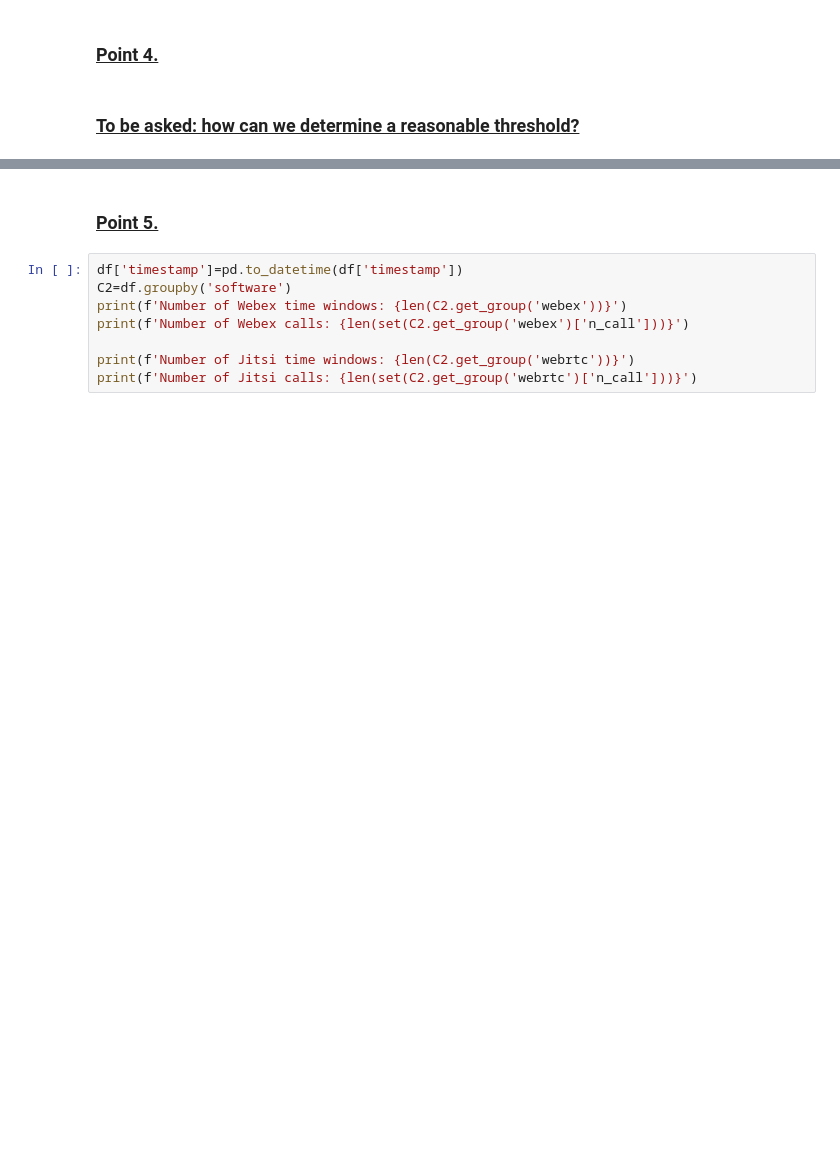
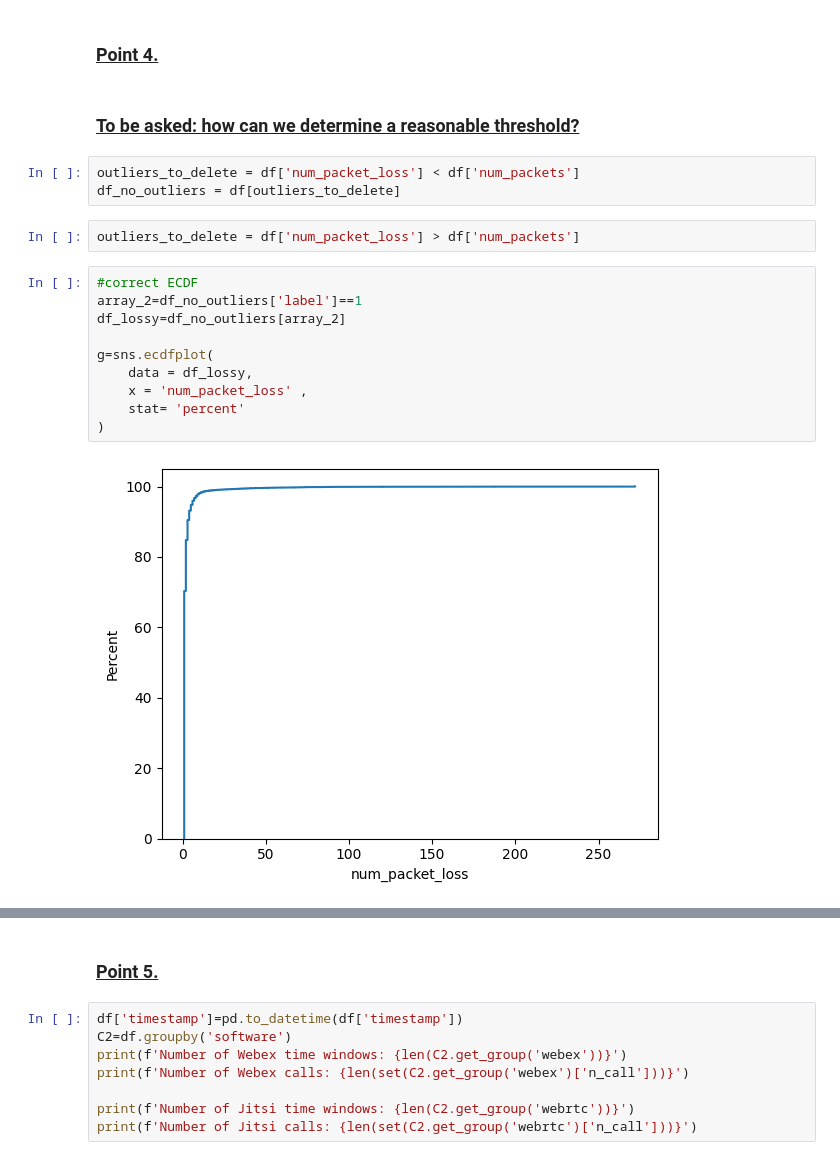
Before and after one commit to PeshX/ML4N_RTP_Project, a Jupyter notebook: Script1.ipynb, the cells around one changed output, grey strips where cells are left out. Cells and saved outputs as stored; diff of their text form; blank space fills up the shorter version.

```diff
--- a/Script1.ipynb
+++ b/Script1.ipynb
@@ -94,4 +94,21 @@ for i in stat_feat:
 ### <ins>Point 4.</ins>
 # %% [markdown]
 ### <ins>To be asked: how can we determine a reasonable threshold?</ins>
+# %%
+outliers_to_delete = df['num_packet_loss'] < df['num_packets']
+df_no_outliers = df[outliers_to_delete]
+# %%
+outliers_to_delete = df['num_packet_loss'] > df['num_packets']
+# %%
+#correct ECDF
+array_2=df_no_outliers['label']==1
+df_lossy=df_no_outliers[array_2]
+
+g=sns.ecdfplot(
+    data = df_lossy,
+    x = 'num_packet_loss' ,
+    stat= 'percent'
+)
+# %% [output]
+[figure, added]
 # %%
```
Also changed, not shown: parts of 10 cells of this notebook, 2 other files.
